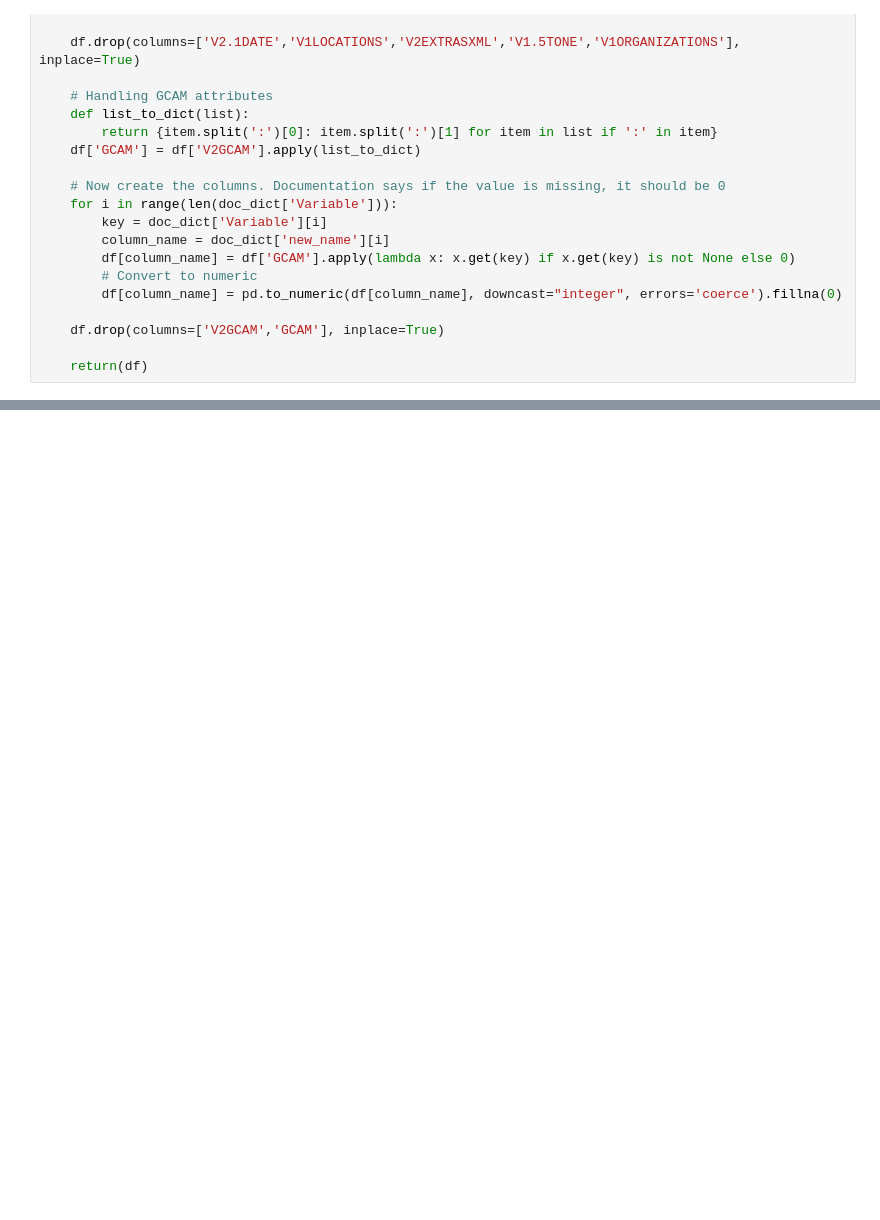
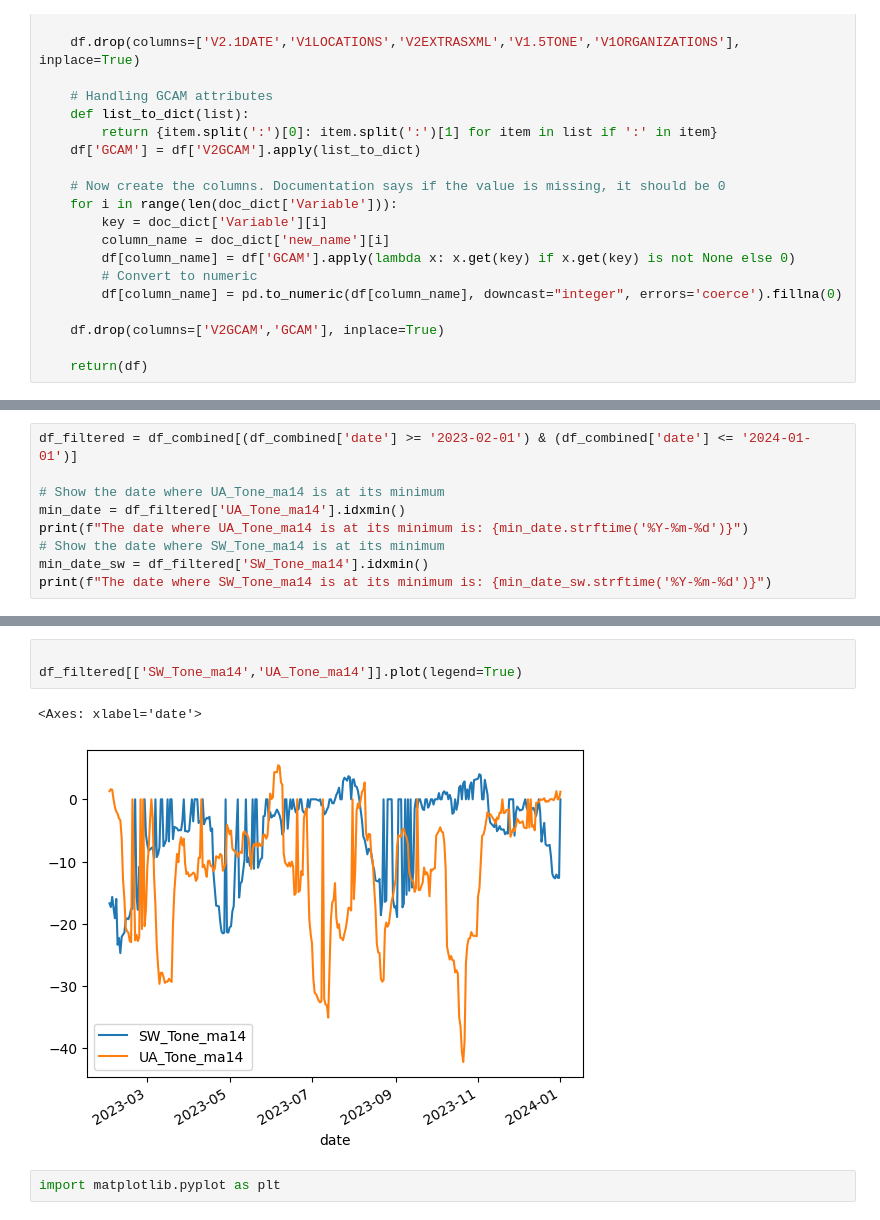
Before and after one commit to svanomm/sentiment-volume-forecasting, a Jupyter notebook: Scripts/03 Download and Process GDELT Data.ipynb, the cells around one changed output, grey strips where cells are left out. Drawn from its saved outputs; the diff is of its cells as text; blank space fills up the shorter version.

```diff
--- a/Scripts/03 Download and Process GDELT Data.ipynb
+++ b/Scripts/03 Download and Process GDELT Data.ipynb
@@ -339,0 +434,9 @@ df
+# %%
+df_filtered = df_combined[(df_combined['date'] >= '2023-02-01') & (df_combined['date'] <= '2024-01-01')]
+
+# Show the date where UA_Tone_ma14 is at its minimum
+min_date = df_filtered['UA_Tone_ma14'].idxmin()
+print(f"The date where UA_Tone_ma14 is at its minimum is: {min_date.strftime('%Y-%m-%d')}")
+# Show the date where SW_Tone_ma14 is at its minimum
+min_date_sw = df_filtered['SW_Tone_ma14'].idxmin()
+print(f"The date where SW_Tone_ma14 is at its minimum is: {min_date_sw.strftime('%Y-%m-%d')}")
@@ -339,0 +491,8 @@ df
+# %%
+
+df_filtered[['SW_Tone_ma14','UA_Tone_ma14']].plot(legend=True)
+# %% [output]
+<Axes: xlabel='date'>
+[figure, added]
+# %%
+import matplotlib.pyplot as plt
```
Also changed, not shown: parts of 9 cells of this notebook, 41 other files.
